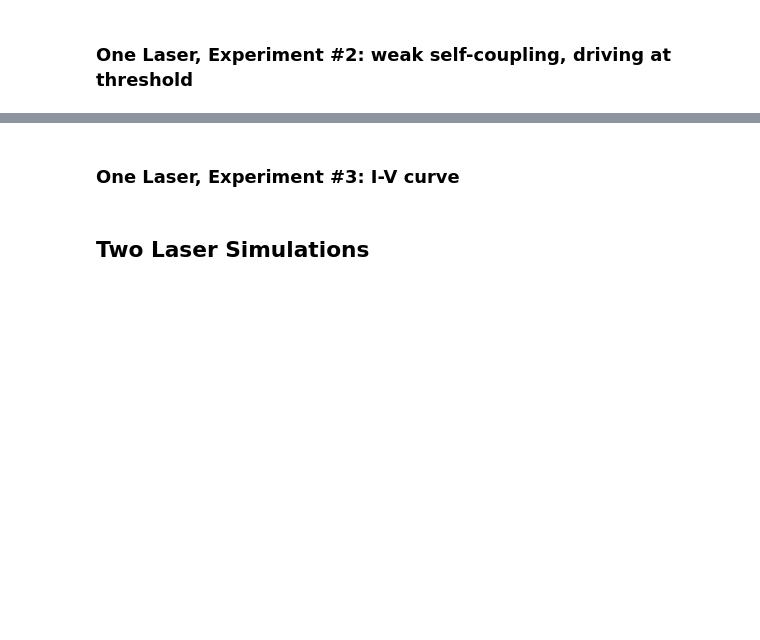
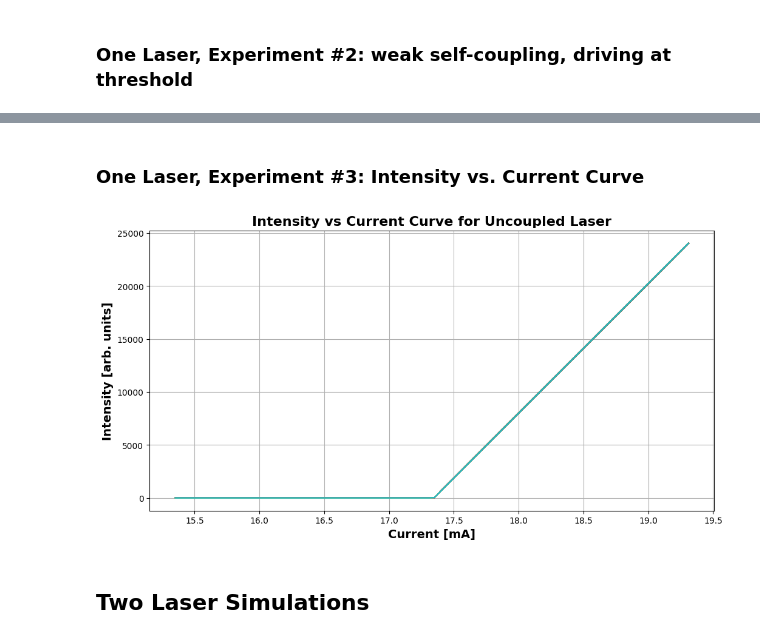
Before and after one commit to godwinduan/lasersim, a Jupyter notebook: MC_SLs_new.ipynb, the cells around one changed output, grey strips where cells are left out. Drawn from its saved outputs; the diff is of its cells as text; code cells hidden in the pictures; blank space fills up the shorter version.

```diff
--- a/MC_SLs_new.ipynb
+++ b/MC_SLs_new.ipynb
@@ -404,5 +427,47 @@ I_injections[0] = I_th
 # %% [markdown]
-### One Laser, Experiment #3: I-V curve
+### One Laser, Experiment #3: Intensity vs. Current Curve
+# %%
+# Sweep injection current between 0mA to twice the threshold current
+#start_current = 0
+#end_current = 2 * I_th
+#di = 1e-3 # 1mA steps
+
+start_current = I_th - 2e-3
+end_current = I_th + 2e-3
+di = 0.04e-3 # 0.04mA steps
+
+current_sweep = np.arange(start_current, end_current, di)
+
+# No self-coupling
+kappas[0][0] = 0
+taus[0][0] = 0
+
+intensity_sweep = []
+# tqdm adds a progress bar
+for current in tqdm(current_sweep):
+    I_injections[0] = current
+    times, I_ts, N_ts = simulate_system(num_lasers, omegas, kappas, taus, I_injections, t_start, t_end, dt, ics)
+
+    # Record the laser's intensity at the end of the simulation when it has reached steady state
+    intensity_sweep.append(I_ts[0][-1])
+# %%
+# Plot Intensity vs. Current curve
+current_sweep_mA = current_sweep * 1e3
+
+plt.figure(figsize=(12, 6))
+for i in range(len(current_sweep_mA)):
+    plt.plot(current_sweep_mA, intensity_sweep)
+    #plt.plot(times_ns[(times_ns >= begin_time) & (times_ns <= end_time)], intensities[i][(times_ns >= begin_time) & (times_ns <= end_time)], label=f"Laser {i}")
+
+plt.xlabel("Current [mA]", fontsize=14, fontweight='bold')
+plt.ylabel("Intensity [arb. units]", fontsize=14, fontweight='bold')
+plt.title("Intensity vs Current Curve for Uncoupled Laser",fontsize=16, fontweight='bold')
+plt.grid(True)
+
+plt.savefig("1laser_uncoupled_intensity_vs_current.png")
+plt.show()
+# %% [output]
+[figure, added]
 # %% [markdown]
 ## Two Laser Simulations
 # %%
```
Also changed, not shown: parts of 7 cells of this notebook, 8 other files.
